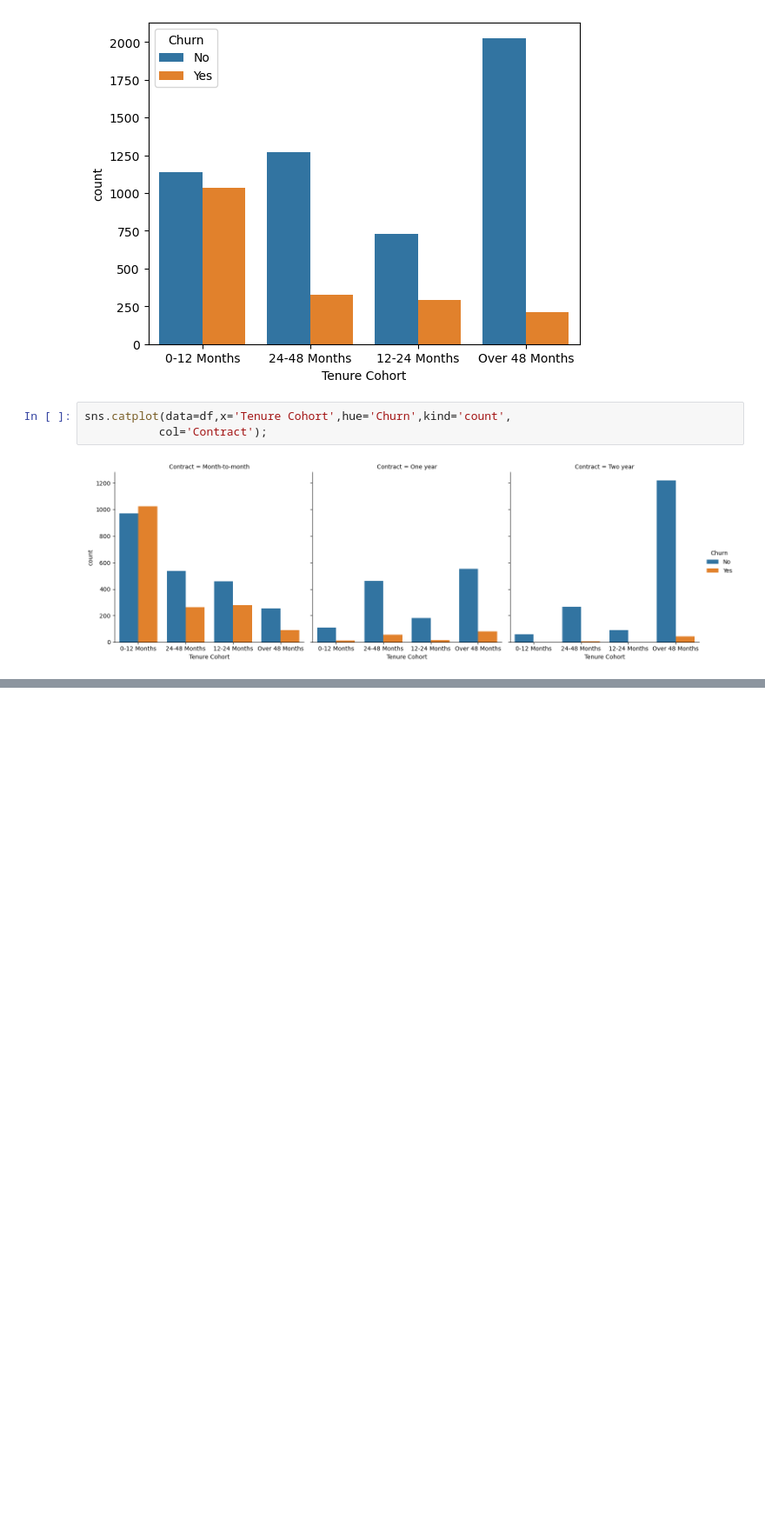
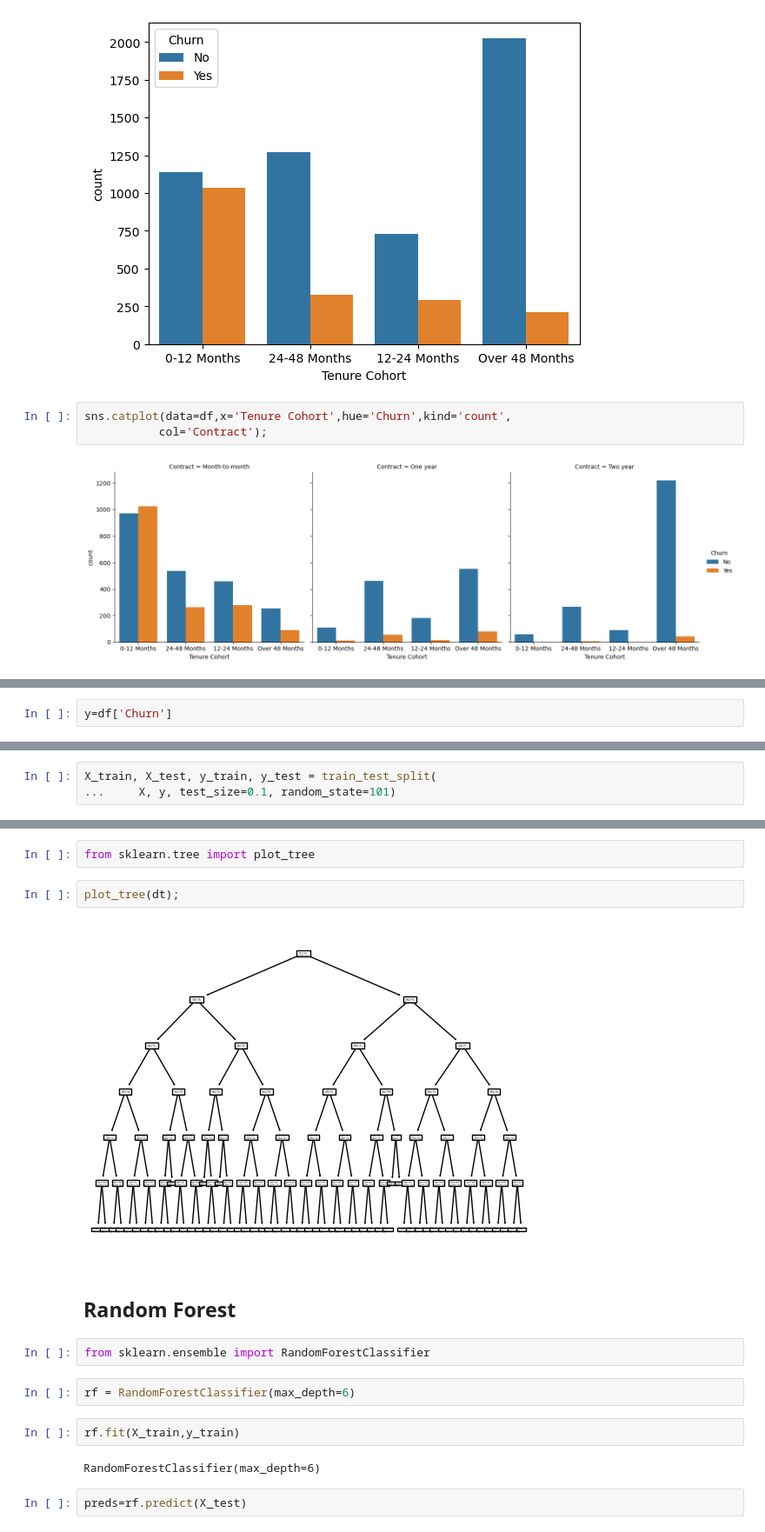
Before and after one commit to Ashutxshj/ML, a Jupyter notebook: Supervised Learning Project (Customer Churn).ipynb, the cells around one changed output, grey strips where cells are left out. Shown at 87% size. Drawn from its saved outputs; the diff is of its cells as text; blank space fills up the shorter version.

```diff
--- a/Supervised Learning Project (Customer Churn).ipynb
+++ b/Supervised Learning Project (Customer Churn).ipynb
@@ -332,0 +361,2 @@ sns.catplot(data=df,x='Tenure Cohort',hue='Churn',kind='count',
+# %%
+y=df['Churn']
@@ -332,0 +365,3 @@ sns.catplot(data=df,x='Tenure Cohort',hue='Churn',kind='count',
+# %%
+X_train, X_test, y_train, y_test = train_test_split(
+...     X, y, test_size=0.1, random_state=101)
@@ -332,0 +440,18 @@ sns.catplot(data=df,x='Tenure Cohort',hue='Churn',kind='count',
+# %%
+from sklearn.tree import plot_tree
+# %%
+plot_tree(dt);
+# %% [output]
+[figure, added]
+# %% [markdown]
+## Random Forest
+# %%
+from sklearn.ensemble import RandomForestClassifier
+# %%
+rf = RandomForestClassifier(max_depth=6)
+# %%
+rf.fit(X_train,y_train)
+# %% [output]
+RandomForestClassifier(max_depth=6)
+# %%
+preds=rf.predict(X_test)
```
Also changed, not shown: parts of 25 cells of this notebook.
